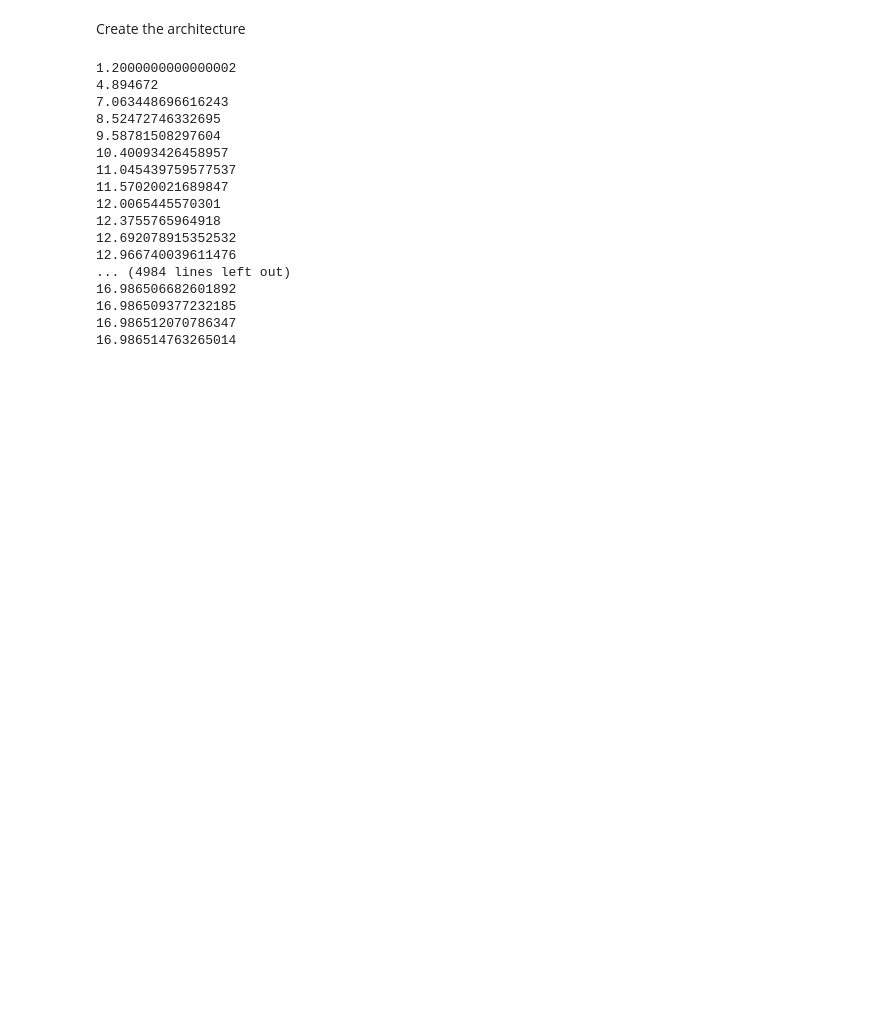
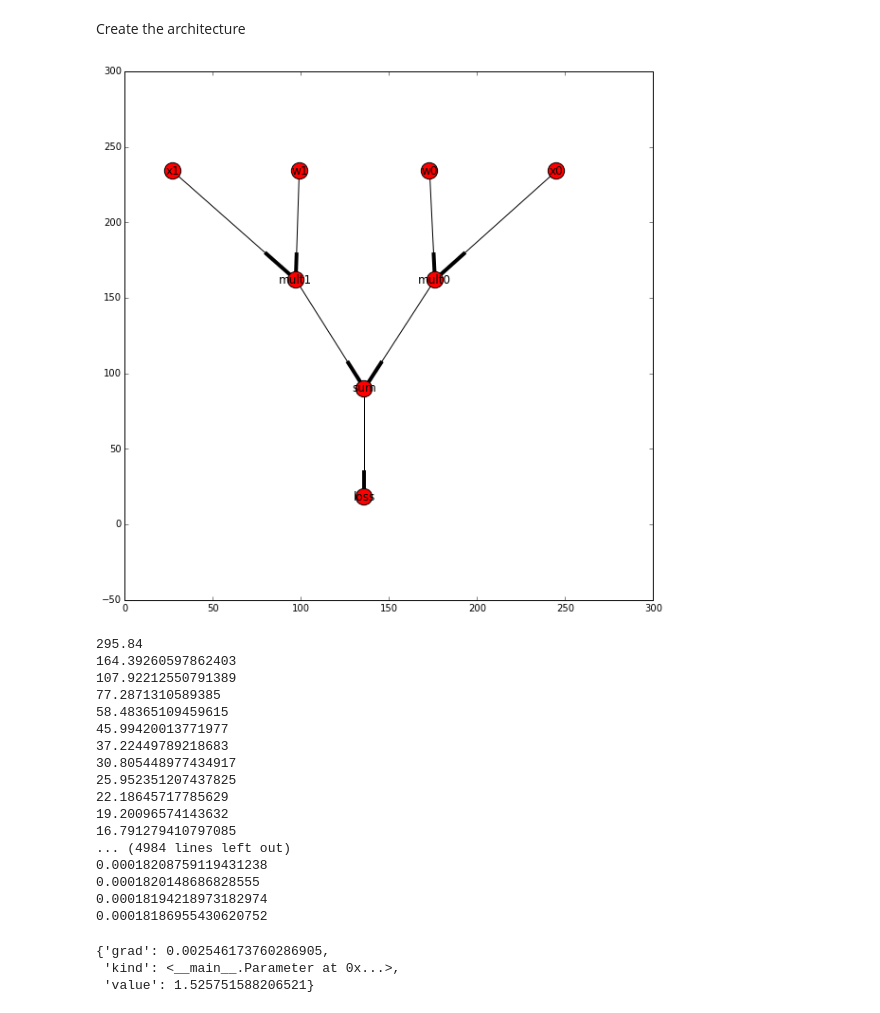
Before and after one commit to andersjo/simplest_nn, a Jupyter notebook: computational_graph_with_backprop.ipynb, the cells around one changed output. Cells and saved outputs as stored; diff of their text form; code cells hidden in the pictures; blank space fills up the shorter version.

```diff
--- a/computational_graph_with_backprop.ipynb
+++ b/computational_graph_with_backprop.ipynb
@@ -7,8 +7,13 @@ from collections import defaultdict
 from matplotlib import pyplot as plt
 # %%
 class Node():
-    def __init__(self):
-        self.value = 0
+    pass
+
+class Input(Node):
+    pass
+
+class Parameter(Node):
+    pass
 
 class Sum(Node):
     def __call__(self, values):
@@ -27,19 +32,6 @@ class Multiply(Node):
     def derivative(self, value, activation):
         return activation / value
 
-class Input(Node):
-    def __init__(self, input_value):
-        self.value = input_value
-
-    def __call__(self, values=None):
-        return self.value
-
-class Parameter(Node):
-    def __init__(self, initial_value):
-        self.value = initial_value
-
-    def __call__(self, values=None):
-        return
 
 class Loss(Node):
     def __init__(self, expected_value):
@@ -55,10 +47,10 @@ Create the architecture
 # %%
 G = nx.DiGraph()
 
-G.add_node('x0', kind=Input(5), value=5)
-G.add_node('x1', kind=Input(7), value=7)
-G.add_node('w0', kind=Parameter(0.1), value=0.1)
-G.add_node('w1', kind=Parameter(0.1), value=0.1)
+G.add_node('x0', kind=Input(), value=5)
+G.add_node('x1', kind=Input(), value=7)
+G.add_node('w0', kind=Parameter(), value=0.1)
+G.add_node('w1', kind=Parameter(), value=-0.1)
 
 G.add_node('mult0', kind=Multiply())
 G.add_edge('x0', 'mult0')
@@ -74,6 +66,13 @@ G.add_edge('mult1', 'sum')
 
 G.add_node('loss', kind=Loss(17))
 G.add_edge('sum', 'loss')
+# %%
+fig, ax = plt.subplots(figsize=(10,10))
+
+layout = nx.graphviz_layout(G, prog='dot')
+nx.draw_networkx(G, pos=layout, ax=ax)
+# %% [output]
+[figure, added]
 # %%
 for i in range(5000):
     # Forward pass
@@ -93,27 +92,33 @@ for i in range(5000):
             derivative_v_wrt_F = G.node[v]['grad']
             G.node[u]['grad'] += derivative_u_wrt_v * derivative_v_wrt_F
 
-    print(G.node['sum']['value'])
+    print(G.node['loss']['value'])
 
     # Update parameters
     for n in G.nodes():
         if n.startswith('w'):
            G.node[n]['value'] += 0.0001 * G.node[n]['grad']
 # %% [output]
-1.2000000000000002
-4.894672
-7.063448696616243
-8.52472746332695
-9.58781508297604
-10.40093426458957
-11.045439759577537
-11.57020021689847
-12.0065445570301
-12.3755765964918
-12.692078915352532
-12.966740039611476
+295.84
+164.39260597862403
+107.92212550791389
+77.2871310589385
+58.48365109459615
+45.99420013771977
+37.22449789218683
+30.805448977434917
+25.952351207437825
+22.18645717785629
+19.20096574143632
+16.791279410797085
 ... (4984 lines left out)
-16.986506682601892
-16.986509377232185
-16.986512070786347
-16.986514763265014
+0.00018208759119431238
+0.0001820148686828555
+0.00018194218973182974
+0.00018186955430620752
+# %%
+G.node['w1']
+# %% [output]
+{'grad': 0.002546173760286905,
+ 'kind': <__main__.Parameter at 0x...>,
+ 'value': 1.525751588206521}
```
Also changed, not shown: 2 other files.
